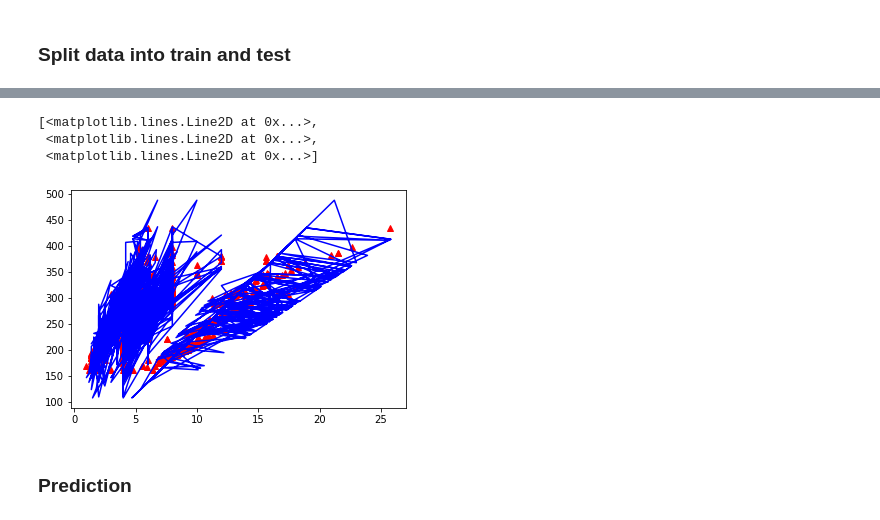
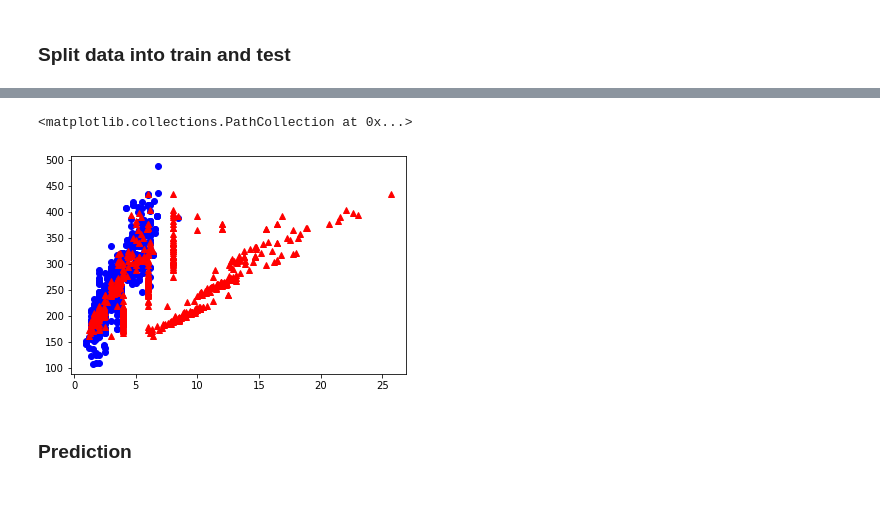
Before and after one commit to skarot/MachineLearning, a Jupyter notebook: MultipleLinearReg.ipynb, the cells around one changed output, grey strips where cells are left out. Drawn from its saved outputs; the diff is of its cells as text; code cells hidden in the pictures.

```diff
--- a/MultipleLinearReg.ipynb
+++ b/MultipleLinearReg.ipynb
@@ -141,11 +157,9 @@ np.shape(y_hat)
 # %%
 plt.plot(test_x,y_hat, 'r^')
-plt.plot(train_x, train_y, color = 'blue')
+plt.scatter(train.ENGINESIZE, train.CO2EMISSIONS, color = 'blue')
 # %% [output]
-[<matplotlib.lines.Line2D at 0x...>,
- <matplotlib.lines.Line2D at 0x...>,
- <matplotlib.lines.Line2D at 0x...>]
+<matplotlib.collections.PathCollection at 0x...>
-[figure, old version]
+[figure, new version]
 # %% [markdown]
 ### Prediction
 # %% [markdown]
```
Also changed, not shown: parts of 13 cells of this notebook.
